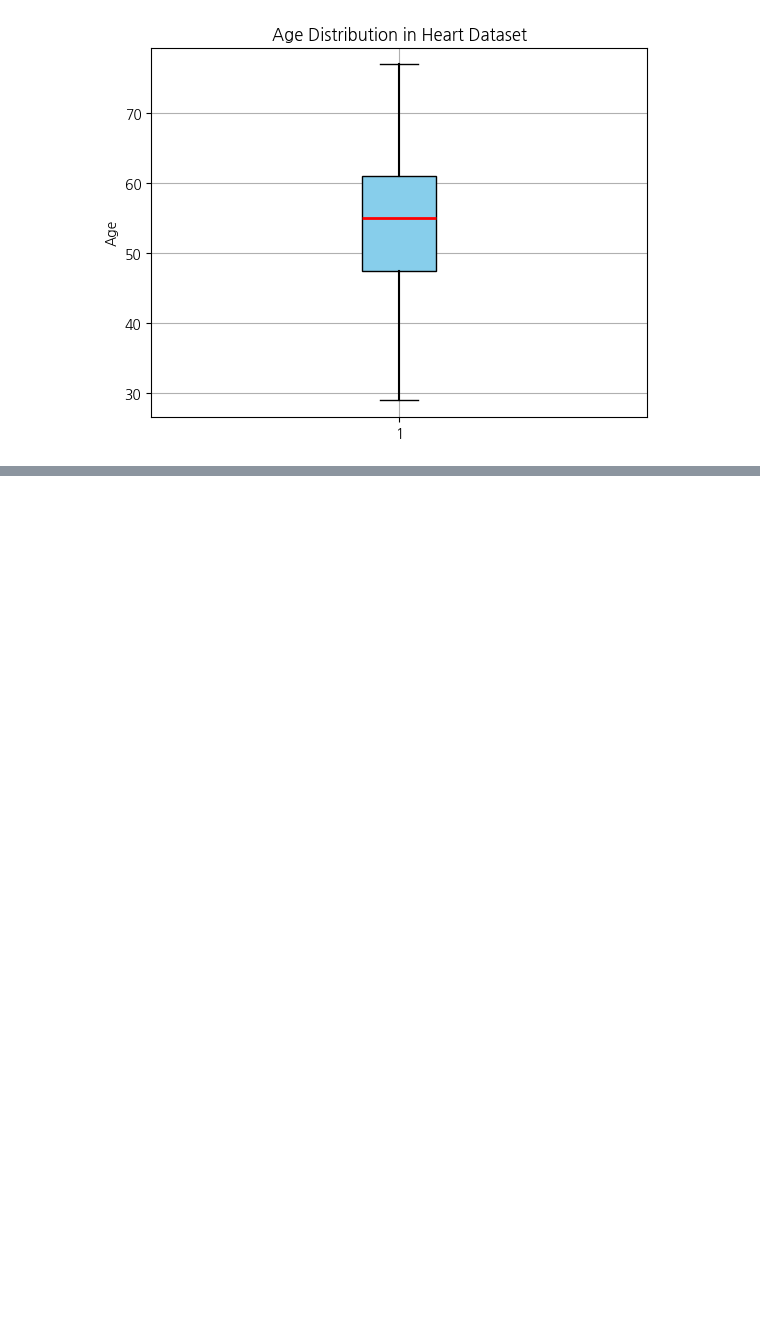
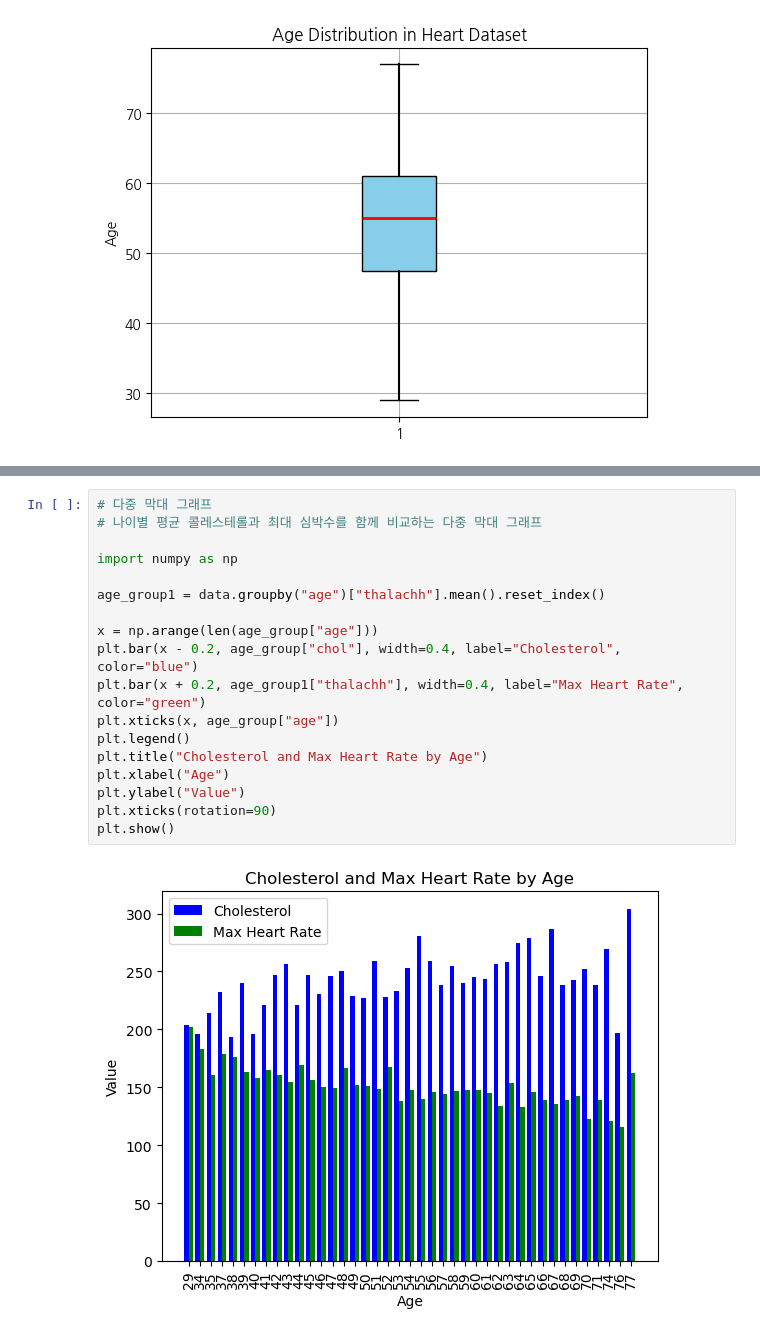
Before and after one commit to solidSnakesado/DeepLearning, a Jupyter notebook: AICE_TEST_탐색적_데이터_분석(EDA)_시각화.ipynb, the cells around one changed output, grey strips where cells are left out. Drawn from its saved outputs; the diff is of its cells as text; blank space fills up the shorter version.

```diff
--- a/AICE_TEST_탐색적_데이터_분석(EDA)_시각화.ipynb
+++ b/AICE_TEST_탐색적_데이터_분석(EDA)_시각화.ipynb
@@ -568,0 +760,20 @@ plt.show()                                              # 그래프 출력
+# %%
+# 다중 막대 그래프
+# 나이별 평균 콜레스테롤과 최대 심박수를 함께 비교하는 다중 막대 그래프
+
+import numpy as np
+
+age_group1 = data.groupby("age")["thalachh"].mean().reset_index()
+
+x = np.arange(len(age_group["age"]))
+plt.bar(x - 0.2, age_group["chol"], width=0.4, label="Cholesterol", color="blue")
+plt.bar(x + 0.2, age_group1["thalachh"], width=0.4, label="Max Heart Rate", color="green")
+plt.xticks(x, age_group["age"])
+plt.legend()
+plt.title("Cholesterol and Max Heart Rate by Age")
+plt.xlabel("Age")
+plt.ylabel("Value")
+plt.xticks(rotation=90)
+plt.show()
+# %% [output]
+[figure, added]
```
Also changed, not shown: parts of 8 cells of this notebook.
